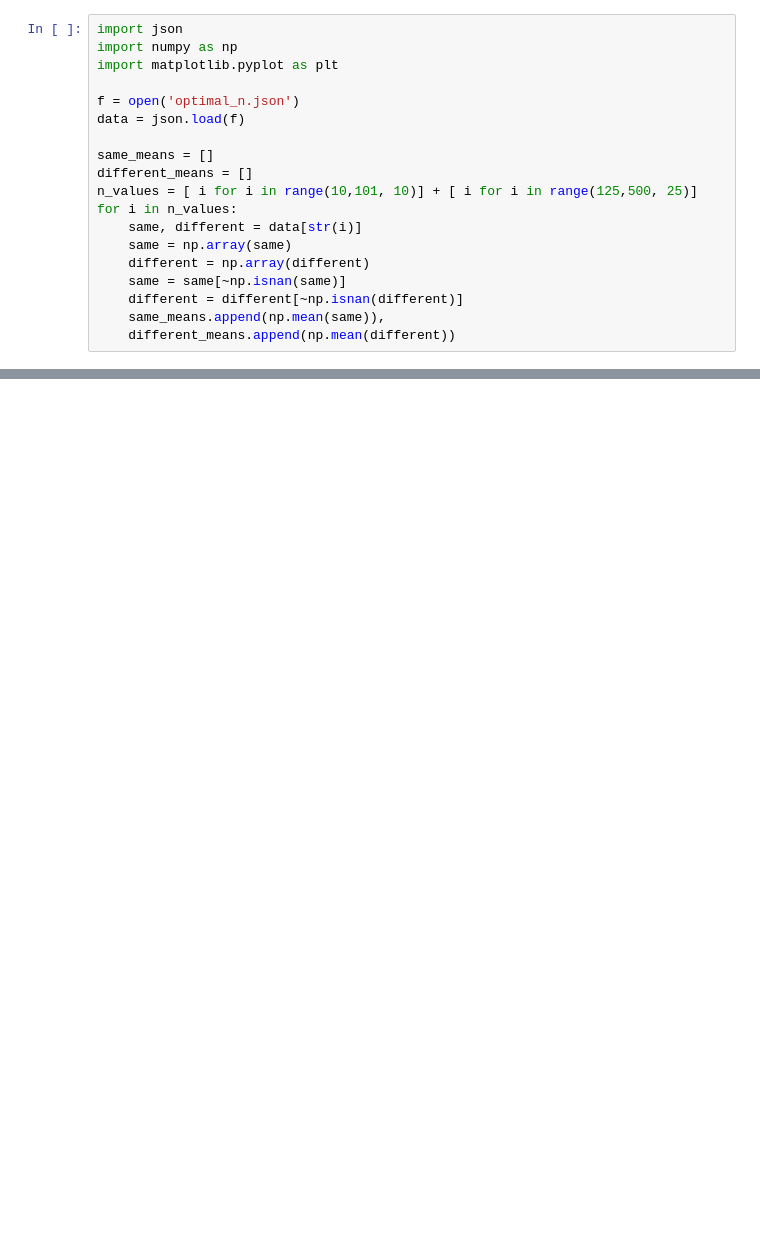
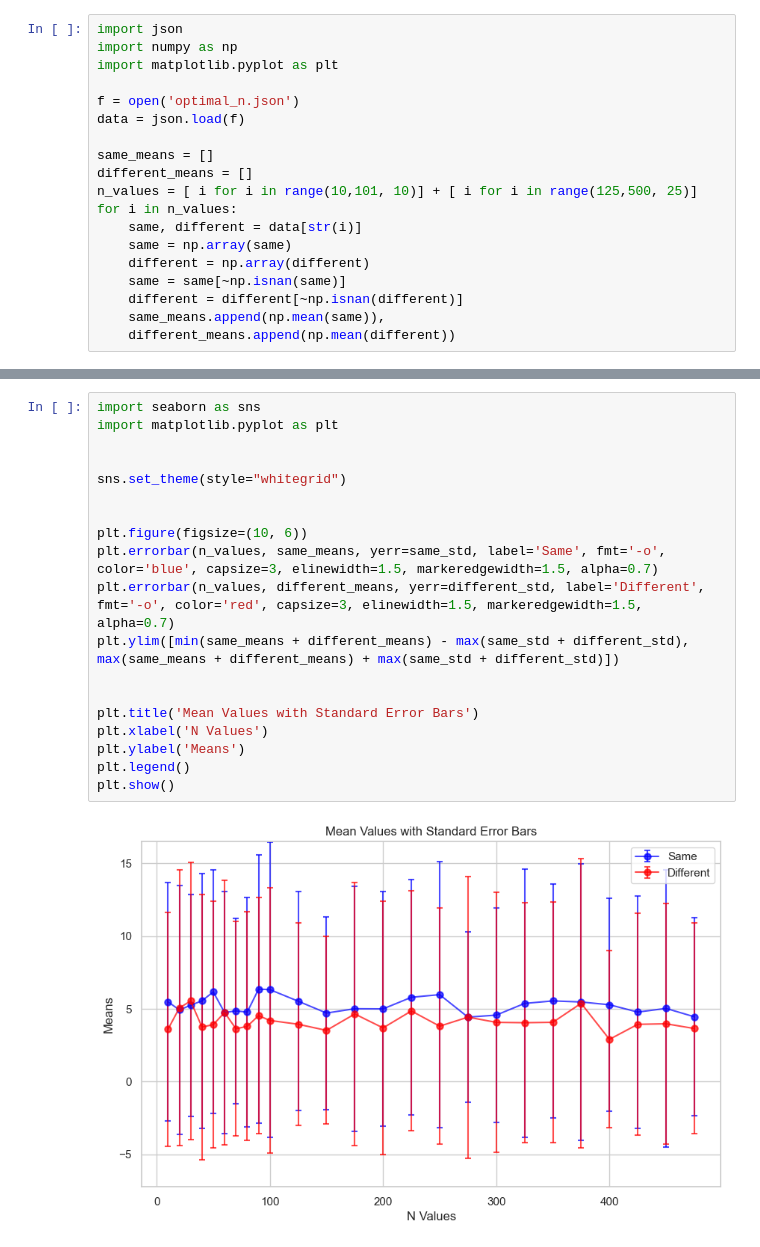
Before and after one commit to rahikot/NFLWViz, a Jupyter notebook: backend/experiments/optimal_n.ipynb, the cells around one changed output, grey strips where cells are left out. Drawn from its saved outputs; the diff is of its cells as text; blank space fills up the shorter version.

```diff
--- a/backend/experiments/optimal_n.ipynb
+++ b/backend/experiments/optimal_n.ipynb
@@ -44,0 +104,21 @@ plt.legend()
+# %%
+import seaborn as sns
+import matplotlib.pyplot as plt
+
+
+sns.set_theme(style="whitegrid")
+
+
+plt.figure(figsize=(10, 6))
+plt.errorbar(n_values, same_means, yerr=same_std, label='Same', fmt='-o', color='blue', capsize=3, elinewidth=1.5, markeredgewidth=1.5, alpha=0.7)
+plt.errorbar(n_values, different_means, yerr=different_std, label='Different', fmt='-o', color='red', capsize=3, elinewidth=1.5, markeredgewidth=1.5, alpha=0.7)
+plt.ylim([min(same_means + different_means) - max(same_std + different_std), max(same_means + different_means) + max(same_std + different_std)])
+
+
+plt.title('Mean Values with Standard Error Bars')
+plt.xlabel('N Values')
+plt.ylabel('Means')
+plt.legend()
+plt.show()
+# %% [output]
+[figure, added]
```
Also changed, not shown: parts of 7 cells of this notebook, 12 other files.
